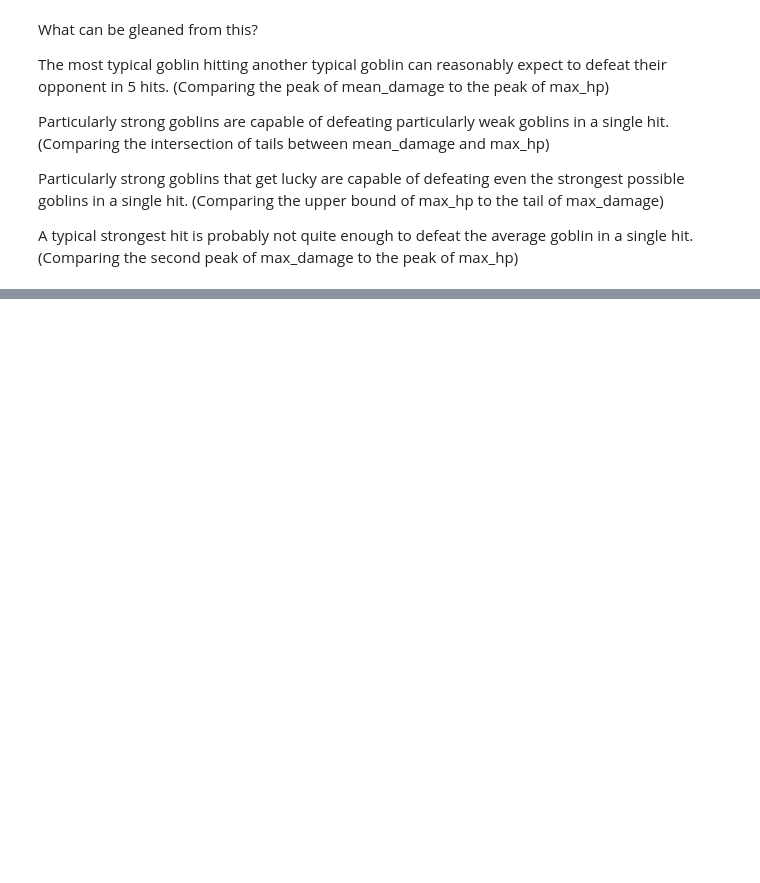
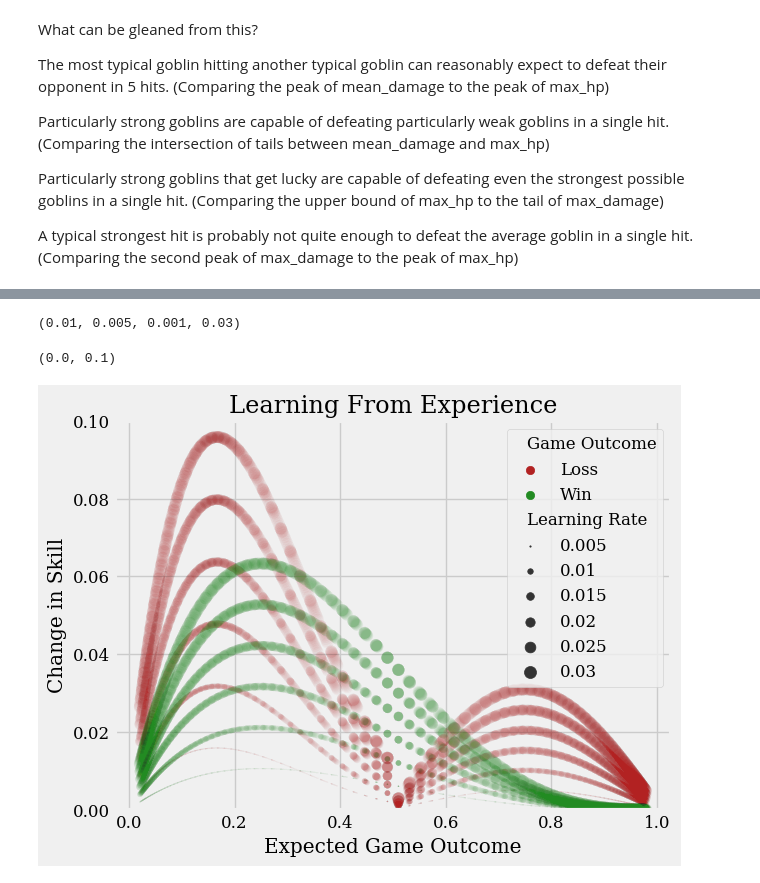
Before and after one commit to jkswin/glicko_goblins, a Jupyter notebook: goblin_stats.ipynb, the cells around one changed output, grey strips where cells are left out. Cells and saved outputs as stored; diff of their text form; code cells hidden in the pictures; blank space fills up the shorter version.

```diff
--- a/goblin_stats.ipynb
+++ b/goblin_stats.ipynb
@@ -527,0 +558,49 @@ plt.grid(False)
+# %%
+STAT_DISTRIBUTIONS["lr"]
+# %% [output]
+(0.01, 0.005, 0.001, 0.03)
+# %%
+a = list(range(1100, 2000, 10))
+b = a[::-1]
+rds = list(range(50,350,10))
+skill = 10
+skills = []
+for lr in range(0,31,5):
+    if lr == 0:
+        continue
+    lr*=0.001
+    for result in [0,1]:
+        res_to_str = lambda r: "Win" if r else "Loss"
+        result_str = res_to_str(result)
+        for ai, bi in zip(a,b):
+            for rd, rdo in zip(rds, rds[::-1]):
+                new_skill = learn_from_experience(
+                                    actual_outcome=result,
+                                    skill=skill,
+                                    lr=lr,
+                                    rating=ai,
+                                    rd=rd,
+                                    opponent_rating=bi,
+                                    opponent_rd=rdo,
+                                    )
+
+                skills.append({"Change in Skill":new_skill-skill,
+                            "rating": ai,
+                            "rd": rd,
+                            "op_rating": bi,
+                            "op_rd": rdo,
+                            "Expected Game Outcome":game_outcome(ai,bi,rd,rdo),
+                            "absolute_rating_diff": abs(ai-bi),
+                            "Game Outcome": result_str,
+                            "Learning Rate": lr,
+                            })
+
+
+skill_df = pd.DataFrame(skills)
+# %%
+sns.scatterplot(skill_df, y="Change in Skill", x="Expected Game Outcome", hue="Game Outcome", size="Learning Rate", sizes=(1,75), alpha=0.02, palette=["firebrick", "forestgreen"],)
+plt.title(f"Learning From Experience")
+plt.ylim((0,0.10))
+# %% [output]
+(0.0, 0.1)
+[figure, added]
```
Also changed, not shown: parts of 7 cells of this notebook, 6 other files.
